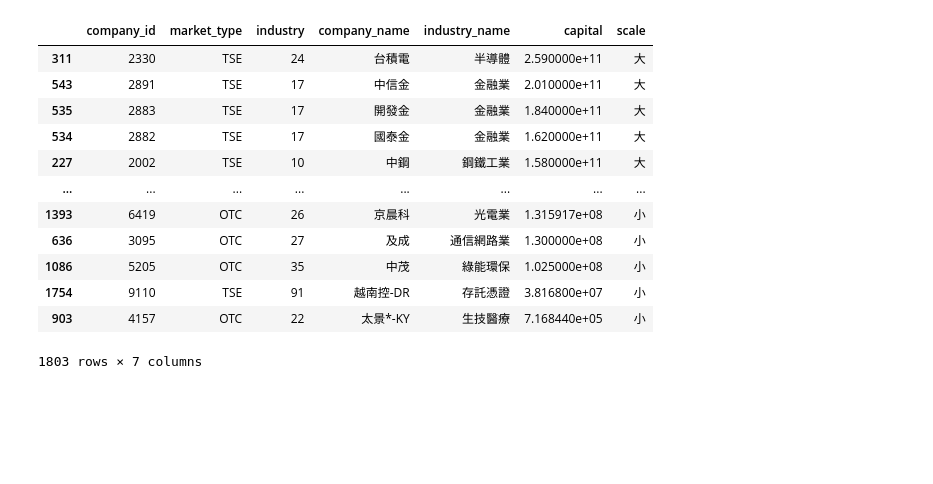
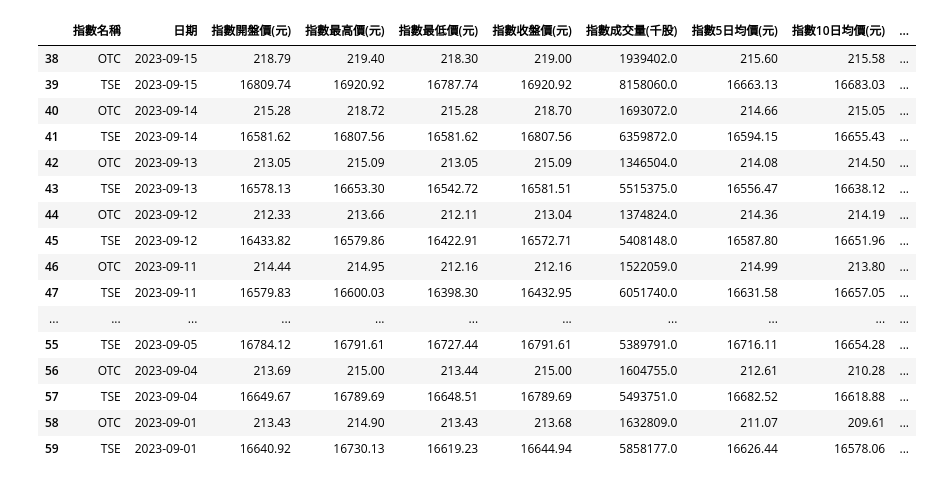
Before and after one commit to cynthiaiii4/Data_Browsing, a Jupyter notebook: test.ipynb, the cells around one changed output. Cells and saved outputs as stored; diff of their text form; code cells hidden in the pictures; blank space fills up the shorter version.

```diff
--- a/test.ipynb
+++ b/test.ipynb
@@ -13,31 +15,21 @@ import os
-# %%
-DATA_DIR = ''
-FILE_NAME = 'data/company_basic1025.csv'
-data_path = os.path.join(DATA_DIR, FILE_NAME)
-df_from_db = pd.read_csv(data_path)
-#TODO:規模何時算?
-# df_from_db = df_from_db_o.copy()
-df_from_db = df_from_db.sort_values(by='capital', ascending=False)
-df_from_db['scale'] = '小'
-df_from_db.loc[df_from_db.sort_values(by='capital', ascending=False).index[:50], 'scale'] = '大'
-df_from_db.loc[df_from_db.sort_values(by='capital', ascending=False).index[50:150], 'scale'] = '中'
-# df_from_db.loc[:50, 'scale'] = '大'
-# df_from_db
-# df_from_db.loc[50:150, 'scale'] = '中'
-# count1 = df_from_db["scale"].value_counts().get('中', 0)
-# count1
-df_from_db
-# %% [output]
-|  | company_id | market_type | industry | company_name | industry_name | capital | scale |
-| 311 | 2330 | TSE | 24 | 台積電 | 半導體 | 2.590000e+11 | 大 |
-| 543 | 2891 | TSE | 17 | 中信金 | 金融業 | 2.010000e+11 | 大 |
-| 535 | 2883 | TSE | 17 | 開發金 | 金融業 | 1.840000e+11 | 大 |
-| 534 | 2882 | TSE | 17 | 國泰金 | 金融業 | 1.620000e+11 | 大 |
-| 227 | 2002 | TSE | 10 | 中鋼 | 鋼鐵工業 | 1.580000e+11 | 大 |
-| ... | ... | ... | ... | ... | ... | ... | ... |
-| 1393 | 6419 | OTC | 26 | 京晨科 | 光電業 | 1.315917e+08 | 小 |
-| 636 | 3095 | OTC | 27 | 及成 | 通信網路業 | 1.300000e+08 | 小 |
-| 1086 | 5205 | OTC | 35 | 中茂 | 綠能環保 | 1.025000e+08 | 小 |
-| 1754 | 9110 | TSE | 91 | 越南控-DR | 存託憑證 | 3.816800e+07 | 小 |
-| 903 | 4157 | OTC | 22 | 太景*-KY | 生技醫療 | 7.168440e+05 | 小 |
-1803 rows × 7 columns
+# %%
+# s_data
+mk_data
+# %% [output]
+|  | 指數名稱 | 日期 | 指數開盤價(元) | 指數最高價(元) | 指數最低價(元) | 指數收盤價(元) | 指數成交量(千股) | 指數5日均價(元) | 指數10日均價(元) | ... |
+| 38 | OTC | 2023-09-15 | 218.79 | 219.40 | 218.30 | 219.00 | 1939402.0 | 215.60 | 215.58 | ... |
+| 39 | TSE | 2023-09-15 | 16809.74 | 16920.92 | 16787.74 | 16920.92 | 8158060.0 | 16663.13 | 16683.03 | ... |
+| 40 | OTC | 2023-09-14 | 215.28 | 218.72 | 215.28 | 218.70 | 1693072.0 | 214.66 | 215.05 | ... |
+| 41 | TSE | 2023-09-14 | 16581.62 | 16807.56 | 16581.62 | 16807.56 | 6359872.0 | 16594.15 | 16655.43 | ... |
+| 42 | OTC | 2023-09-13 | 213.05 | 215.09 | 213.05 | 215.09 | 1346504.0 | 214.08 | 214.50 | ... |
+| 43 | TSE | 2023-09-13 | 16578.13 | 16653.30 | 16542.72 | 16581.51 | 5515375.0 | 16556.47 | 16638.12 | ... |
+| 44 | OTC | 2023-09-12 | 212.33 | 213.66 | 212.11 | 213.04 | 1374824.0 | 214.36 | 214.19 | ... |
+| 45 | TSE | 2023-09-12 | 16433.82 | 16579.86 | 16422.91 | 16572.71 | 5408148.0 | 16587.80 | 16651.96 | ... |
+| 46 | OTC | 2023-09-11 | 214.44 | 214.95 | 212.16 | 212.16 | 1522059.0 | 214.99 | 213.80 | ... |
+| 47 | TSE | 2023-09-11 | 16579.83 | 16600.03 | 16398.30 | 16432.95 | 6051740.0 | 16631.58 | 16657.05 | ... |
+| ... | ... | ... | ... | ... | ... | ... | ... | ... | ... | ... |
+| 55 | TSE | 2023-09-05 | 16784.12 | 16791.61 | 16727.44 | 16791.61 | 5389791.0 | 16716.11 | 16654.28 | ... |
+| 56 | OTC | 2023-09-04 | 213.69 | 215.00 | 213.44 | 215.00 | 1604755.0 | 212.61 | 210.28 | ... |
+| 57 | TSE | 2023-09-04 | 16649.67 | 16789.69 | 16648.51 | 16789.69 | 5493751.0 | 16682.52 | 16618.88 | ... |
+| 58 | OTC | 2023-09-01 | 213.43 | 214.90 | 213.43 | 213.68 | 1632809.0 | 211.07 | 209.61 | ... |
+| 59 | TSE | 2023-09-01 | 16640.92 | 16730.13 | 16619.23 | 16644.94 | 5858177.0 | 16626.44 | 16578.06 | ... |
```
Also changed, not shown: parts of 22 cells of this notebook, 11 other files.
